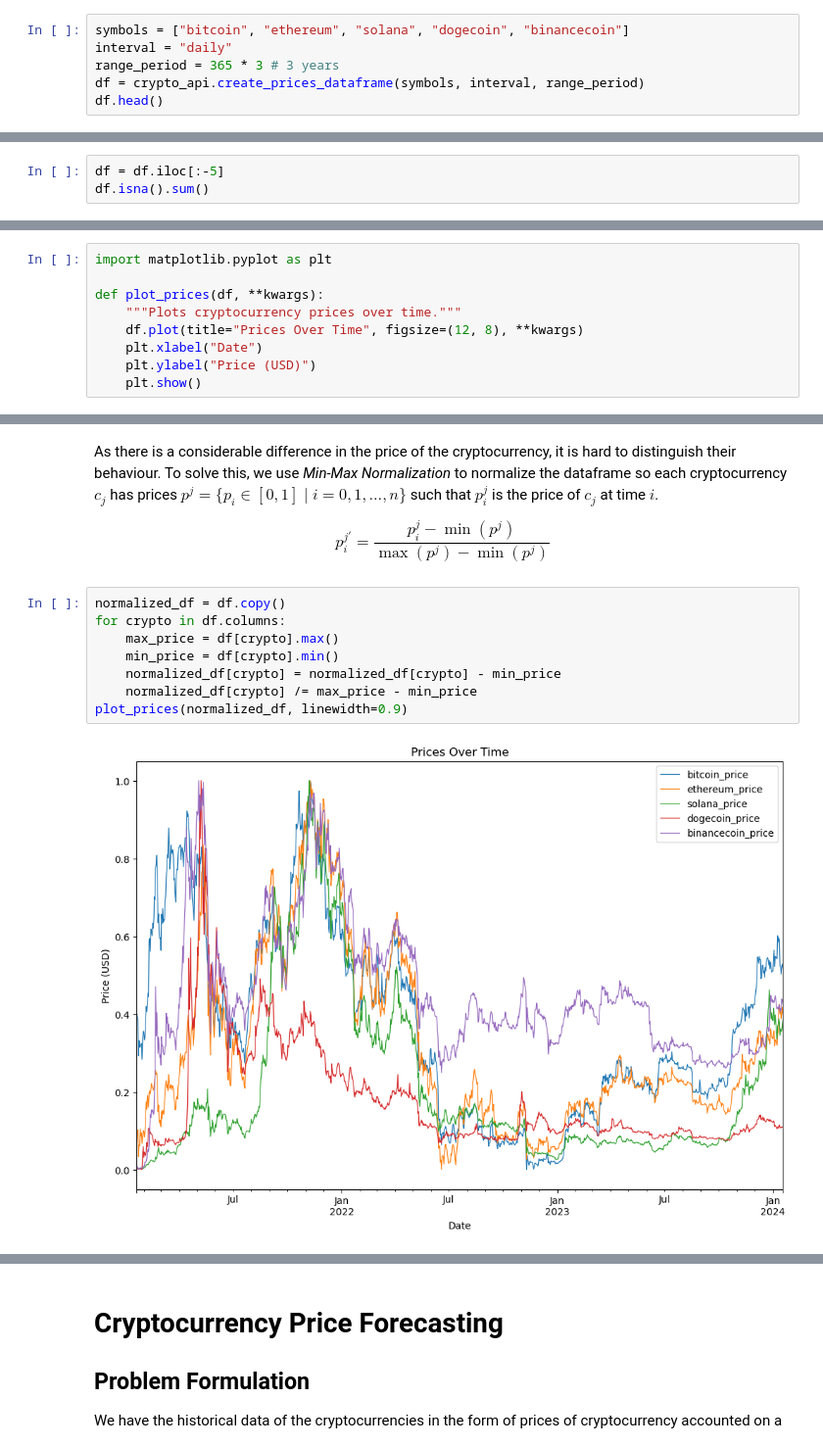
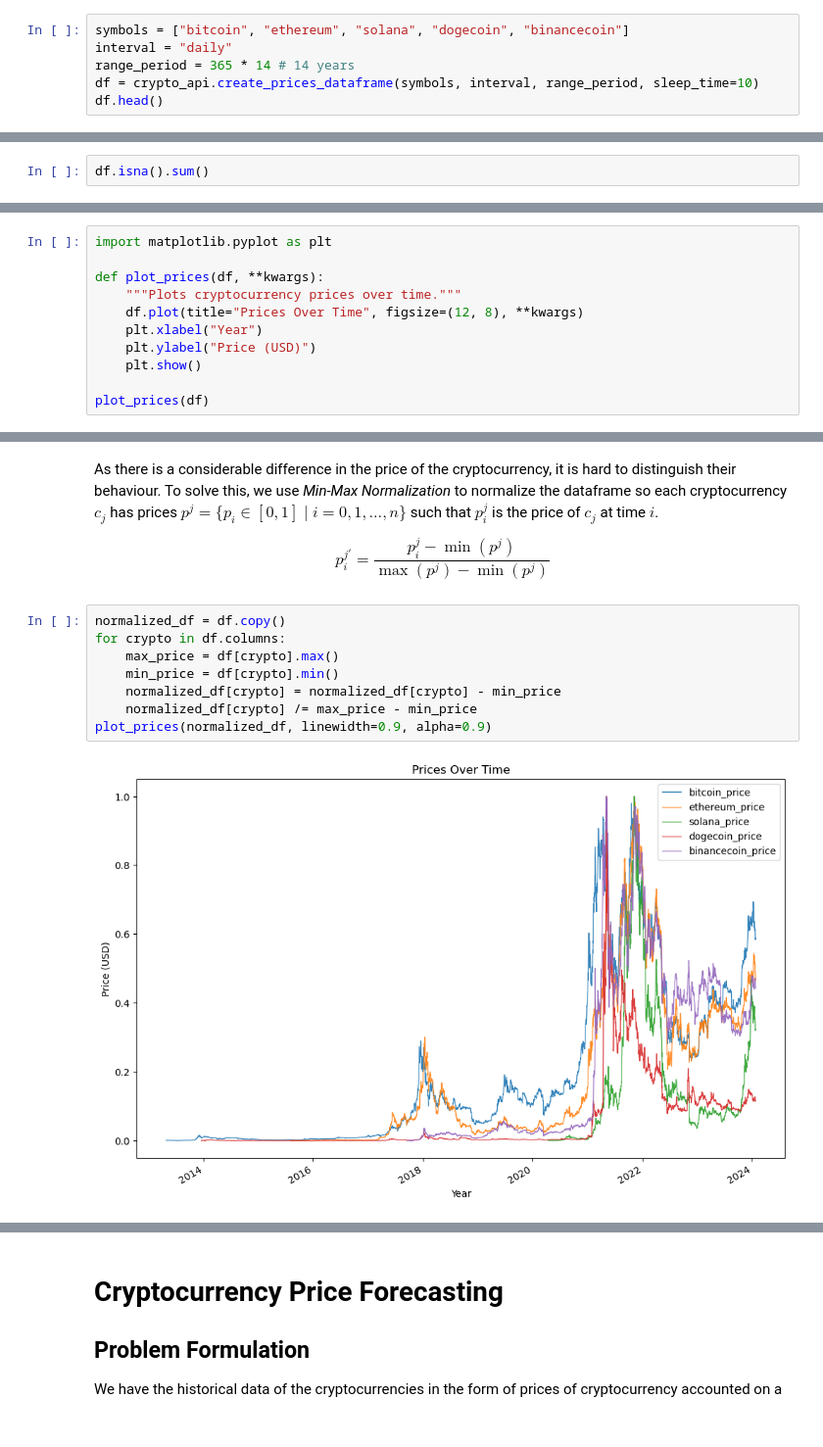
Before and after one commit to dylannalex/ML-Lab, a Jupyter notebook: cryptocurrencies_price_forecasting/cryptocurrencies_price_forecasting.ipynb, the cells around one changed output, grey strips where cells are left out. Shown at 98% size. Cells and saved outputs as stored; diff of their text form.

```diff
--- a/cryptocurrencies_price_forecasting/cryptocurrencies_price_forecasting.ipynb
+++ b/cryptocurrencies_price_forecasting/cryptocurrencies_price_forecasting.ipynb
@@ -37,7 +37,7 @@ We will analyze five cryptos: bitcoin, ethereum, solana, dogecoin and binancecoi
 # %%
 symbols = ["bitcoin", "ethereum", "solana", "dogecoin", "binancecoin"]
 interval = "daily"
-range_period = 365 * 3 # 3 years
-df = crypto_api.create_prices_dataframe(symbols, interval, range_period)
+range_period = 365 * 14 # 14 years
+df = crypto_api.create_prices_dataframe(symbols, interval, range_period, sleep_time=10)
 df.head()
 # %% [output]
@@ -47,4 +53,3 @@ We remove the last 5 rows as they contain `NaN` values:
 # %%
-df = df.iloc[:-5]
 df.isna().sum()
 # %% [output]
@@ -64,6 +69,8 @@ import matplotlib.pyplot as plt
 def plot_prices(df, **kwargs):
     """Plots cryptocurrency prices over time."""
     df.plot(title="Prices Over Time", figsize=(12, 8), **kwargs)
-    plt.xlabel("Date")
+    plt.xlabel("Year")
     plt.ylabel("Price (USD)")
     plt.show()
+
+plot_prices(df)
@@ -94,10 +99,10 @@ $$
 # %%
 normalized_df = df.copy()
 for crypto in df.columns:
     max_price = df[crypto].max()
     min_price = df[crypto].min()
     normalized_df[crypto] = normalized_df[crypto] - min_price
     normalized_df[crypto] /= max_price - min_price
-plot_prices(normalized_df, linewidth=0.9)
+plot_prices(normalized_df, linewidth=0.9, alpha=0.9)
 # %% [output]
-[figure, old version]
+[figure, new version]
```
Also changed, not shown: parts of 44 cells of this notebook.
